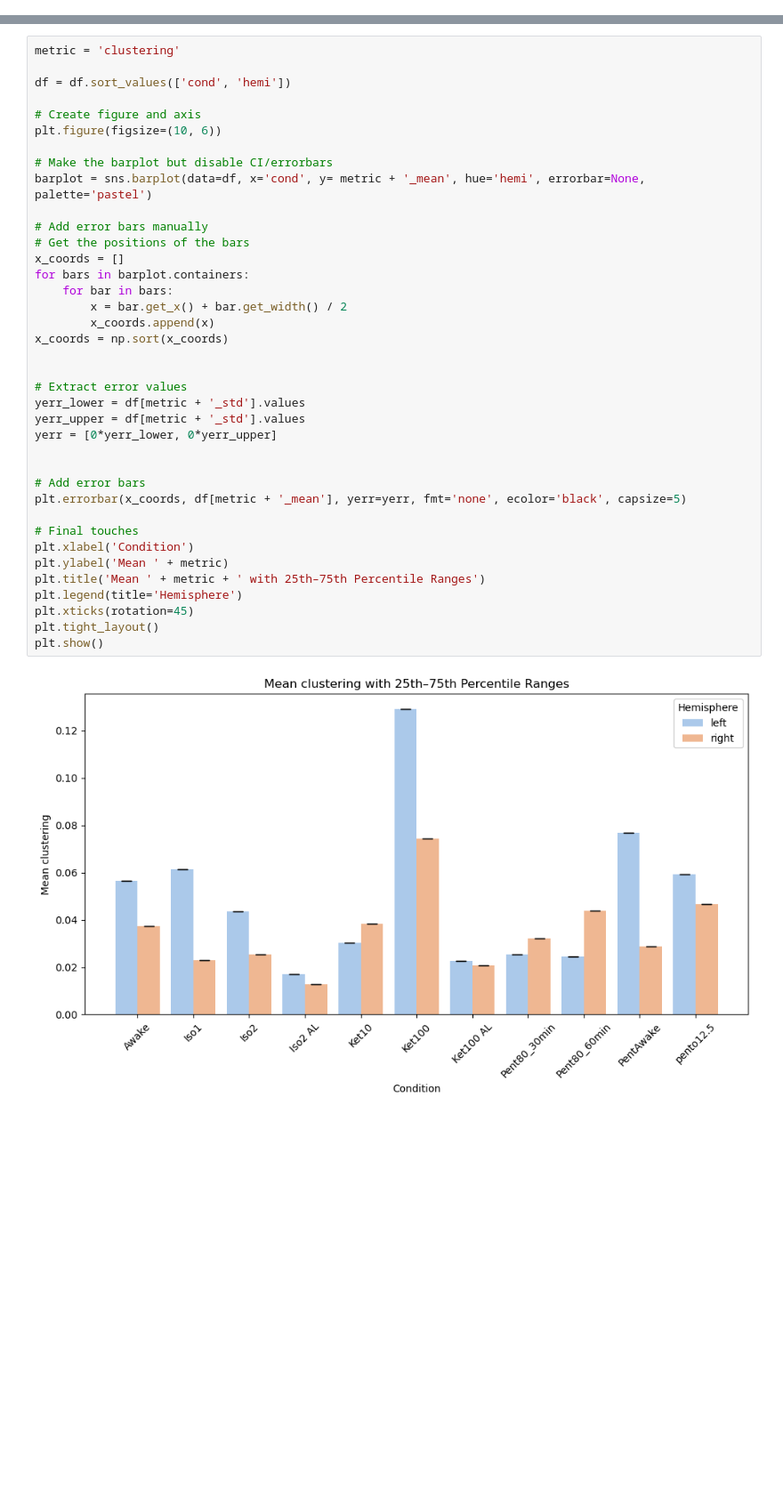
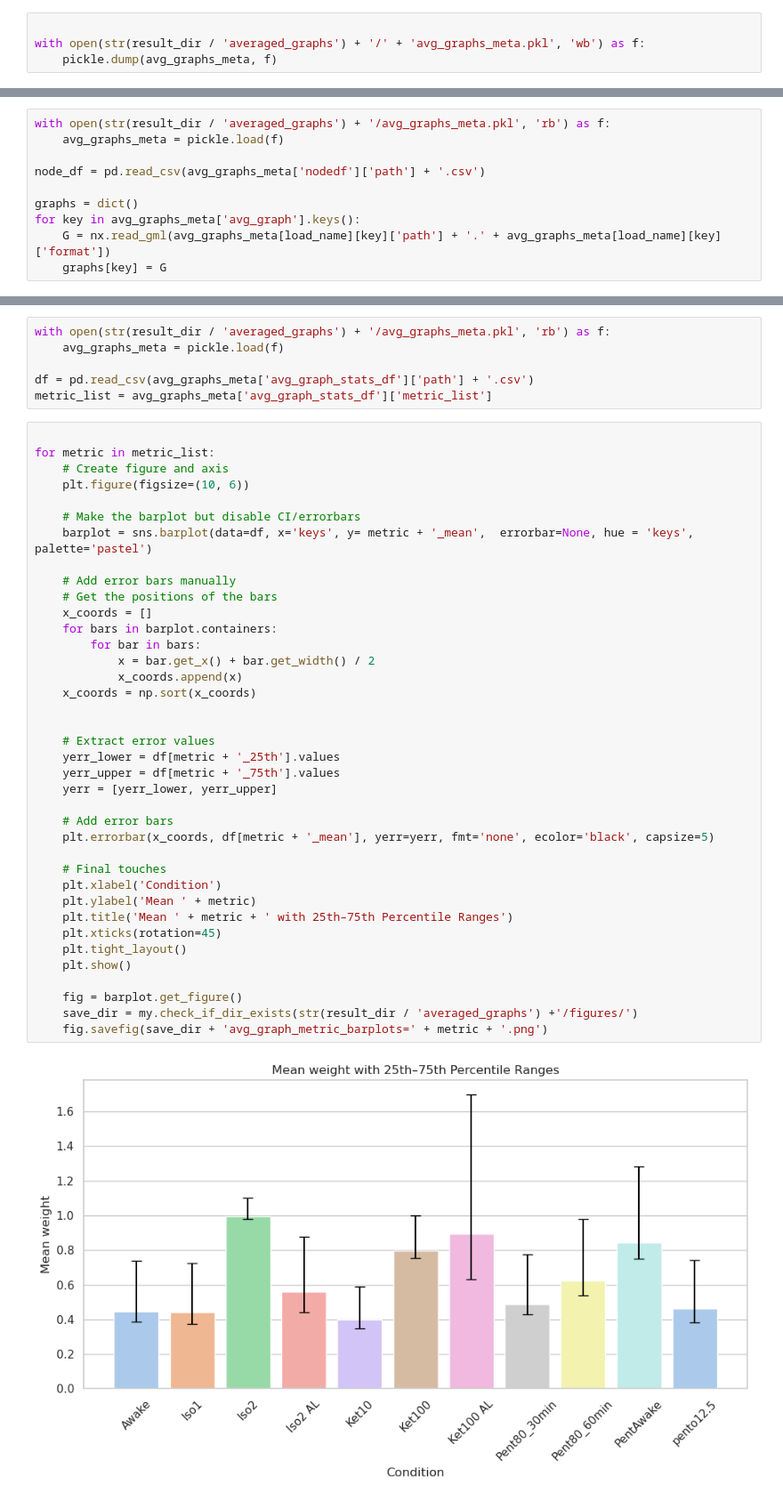
Before and after one commit to davorcuricGit/calcium_analysis, a Jupyter notebook: python/network_analysis.ipynb, the cells around one changed output, grey strips where cells are left out. Shown at 89% size. Cells and saved outputs as stored; diff of their text form; blank space fills up the shorter version.

Commit message:
initial python event based graphs pipeline commit

```diff
--- a/python/network_analysis.ipynb
+++ b/python/network_analysis.ipynb
@@ -404,0 +296,4 @@ df = pd.DataFrame({'keys': list(avg_graphs.keys()), 'cond': names, 'hemi': hemi}
+# %%
+
+with open(str(result_dir / 'averaged_graphs') + '/' + 'avg_graphs_meta.pkl', 'wb') as f:
+    pickle.dump(avg_graphs_meta, f)
@@ -405 +418,11 @@ df = pd.DataFrame({'keys': list(avg_graphs.keys()), 'cond': names, 'hemi': hemi}
+# %%
+with open(str(result_dir / 'averaged_graphs') + '/avg_graphs_meta.pkl', 'rb') as f:
+    avg_graphs_meta = pickle.load(f)
+
+node_df = pd.read_csv(avg_graphs_meta['nodedf']['path'] + '.csv')
+
+graphs = dict()
+for key in avg_graphs_meta['avg_graph'].keys():
+    G = nx.read_gml(avg_graphs_meta[load_name][key]['path'] + '.' + avg_graphs_meta[load_name][key]['format'])
+    graphs[key] = G
 # %%
@@ -482,40 +494,46 @@ df.head()
+# %%
+with open(str(result_dir / 'averaged_graphs') + '/avg_graphs_meta.pkl', 'rb') as f:
+    avg_graphs_meta = pickle.load(f)
+
+df = pd.read_csv(avg_graphs_meta['avg_graph_stats_df']['path'] + '.csv')
+metric_list = avg_graphs_meta['avg_graph_stats_df']['metric_list']
 # %%
-metric = 'clustering'
 
-df = df.sort_values(['cond', 'hemi'])
+for metric in metric_list:
+    # Create figure and axis
+    plt.figure(figsize=(10, 6))
 
-# Create figure and axis
-plt.figure(figsize=(10, 6))
+    # Make the barplot but disable CI/errorbars
+    barplot = sns.barplot(data=df, x='keys', y= metric + '_mean',  errorbar=None, hue = 'keys', palette='pastel')
 
-# Make the barplot but disable CI/errorbars
-barplot = sns.barplot(data=df, x='cond', y= metric + '_mean', hue='hemi', errorbar=None, palette='pastel')
-
-# Add error bars manually
-# Get the positions of the bars
-x_coords = []
-for bars in barplot.containers:
-    for bar in bars:
-        x = bar.get_x() + bar.get_width() / 2
-        x_coords.append(x)
-x_coords = np.sort(x_coords)
+    # Add error bars manually
+    # Get the positions of the bars
+    x_coords = []
+    for bars in barplot.containers:
+        for bar in bars:
+            x = bar.get_x() + bar.get_width() / 2
+            x_coords.append(x)
+    x_coords = np.sort(x_coords)
 
 
-# Extract error values
-yerr_lower = df[metric + '_std'].values
-yerr_upper = df[metric + '_std'].values
-yerr = [0*yerr_lower, 0*yerr_upper]
+    # Extract error values
+    yerr_lower = df[metric + '_25th'].values
+    yerr_upper = df[metric + '_75th'].values
+    yerr = [yerr_lower, yerr_upper]
 
+    # Add error bars
+    plt.errorbar(x_coords, df[metric + '_mean'], yerr=yerr, fmt='none', ecolor='black', capsize=5)
 
-# Add error bars
-plt.errorbar(x_coords, df[metric + '_mean'], yerr=yerr, fmt='none', ecolor='black', capsize=5)
+    # Final touches
+    plt.xlabel('Condition')
+    plt.ylabel('Mean ' + metric)
+    plt.title('Mean ' + metric + ' with 25th–75th Percentile Ranges')
+    plt.xticks(rotation=45)
+    plt.tight_layout()
+    plt.show()
 
-# Final touches
-plt.xlabel('Condition')
-plt.ylabel('Mean ' + metric)
-plt.title('Mean ' + metric + ' with 25th–75th Percentile Ranges')
-plt.legend(title='Hemisphere')
-plt.xticks(rotation=45)
-plt.tight_layout()
-plt.show()
+    fig = barplot.get_figure()
+    save_dir = my.check_if_dir_exists(str(result_dir / 'averaged_graphs') +'/figures/')
+    fig.savefig(save_dir + 'avg_graph_metric_barplots=' + metric + '.png')
 # %% [output]
-[figure, old version]
+[figure, new version]
```
Also changed, not shown: parts of 24 cells of this notebook, 16 other files.
